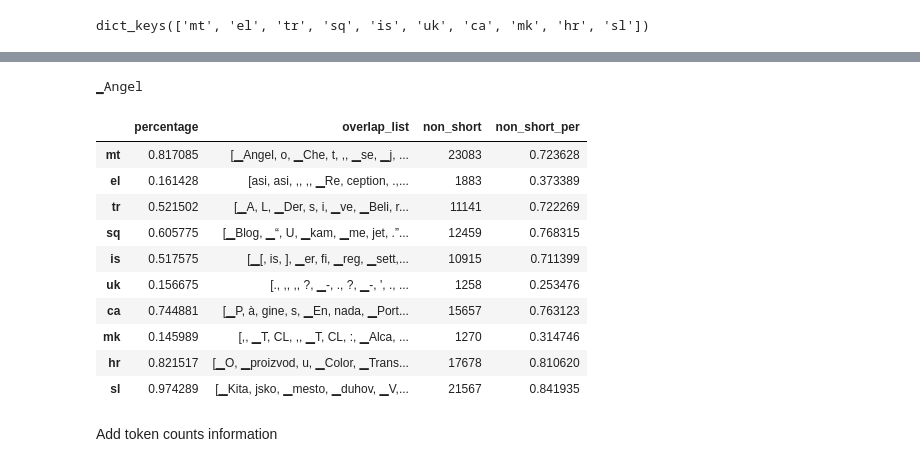
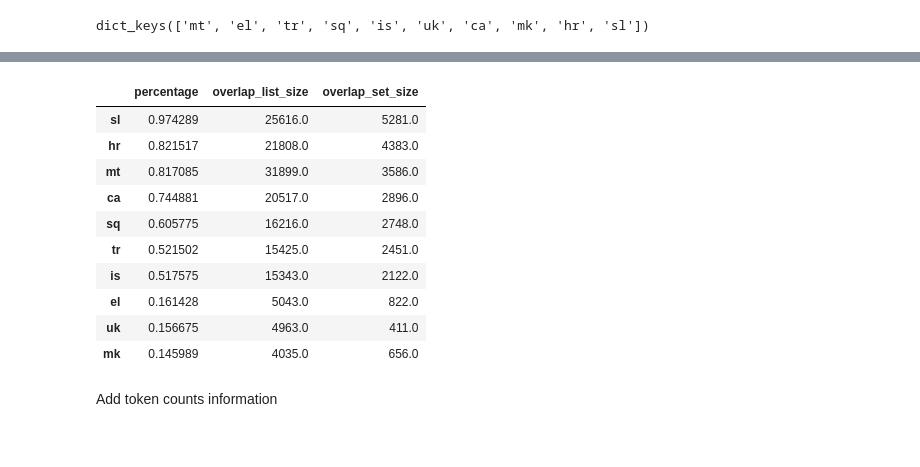
Before and after one commit to TajaKuzman/Crosslingual-Genre-Bias-Analysis, a Jupyter notebook: comparison-token-overlap.ipynb, the cells around one changed output, grey strips where cells are left out. Drawn from its saved outputs; the diff is of its cells as text; code cells hidden in the pictures.

```diff
--- a/comparison-token-overlap.ipynb
+++ b/comparison-token-overlap.ipynb
@@ -221,43 +328,17 @@ overlap_df
-# %%
-for token in overlap_df["overlap_list"].to_list()[0][:2]:
-	if len(token) > 1:
-		non_short_counter += 1
-# %% [output]
-▁Angel
-# %%
-# Inspect how many tokens are one character long
-
-counters = []
-pers = []
-
-for token_list_el in overlap_df["overlap_list"].to_list():
-	non_short_counter = 0
-	for token in token_list_el:
-		if len(token) > 1:
-			non_short_counter += 1
-
-	counters.append(non_short_counter)
-	pers.append(non_short_counter/len(token_list_el))
-
-# Add to df
-overlap_df["non_short"] = counters
-
-# Calculate the percentage of overlap tokens that have more than 1 character
-overlap_df["non_short_per"] = pers
-
-overlap_df
-# %% [output]
-|  | percentage | overlap_list | non_short | non_short_per |
-| mt | 0.817085 | [▁Angel, o, ▁Che, t, ,, ▁se, ▁j, ... | 23083 | 0.723628 |
-| el | 0.161428 | [asi, asi, ,, ,, ▁Re, ception, .,... | 1883 | 0.373389 |
-| tr | 0.521502 | [▁A, L, ▁Der, s, i, ▁ve, ▁Beli, r... | 11141 | 0.722269 |
-| sq | 0.605775 | [▁Blog, ▁“, U, ▁kam, ▁me, jet, .”... | 12459 | 0.768315 |
-| is | 0.517575 | [▁[, is, ], ▁er, fi, ▁reg, ▁sett,... | 10915 | 0.711399 |
-| uk | 0.156675 | [., ,, ,, ?, ▁-, ., ?, ▁-, ', ., ... | 1258 | 0.253476 |
-| ca | 0.744881 | [▁P, à, gine, s, ▁En, nada, ▁Port... | 15657 | 0.763123 |
-| mk | 0.145989 | [,, ▁T, CL, ,, ▁T, CL, :, ▁Alca, ... | 1270 | 0.314746 |
-| hr | 0.821517 | [▁O, ▁proizvod, u, ▁Color, ▁Trans... | 17678 | 0.810620 |
-| sl | 0.974289 | [▁Kita, jsko, ▁mesto, ▁duhov, ▁V,... | 21567 | 0.841935 |
+# %%
+overlap_df.sort_values(by="percentage", ascending=False)
+# %% [output]
+|  | percentage | overlap_list_size | overlap_set_size |
+| sl | 0.974289 | 25616.0 | 5281.0 |
+| hr | 0.821517 | 21808.0 | 4383.0 |
+| mt | 0.817085 | 31899.0 | 3586.0 |
+| ca | 0.744881 | 20517.0 | 2896.0 |
+| sq | 0.605775 | 16216.0 | 2748.0 |
+| tr | 0.521502 | 15425.0 | 2451.0 |
+| is | 0.517575 | 15343.0 | 2122.0 |
+| el | 0.161428 | 5043.0 | 822.0 |
+| uk | 0.156675 | 4963.0 | 411.0 |
+| mk | 0.145989 | 4035.0 | 656.0 |
 # %%
 # Save the extended json dict
 with open("manual-annotations/multilingual-genre-annotated-test-set.json", "w") as file:
```
Also changed, not shown: parts of 67 cells of this notebook, 7 other files.
